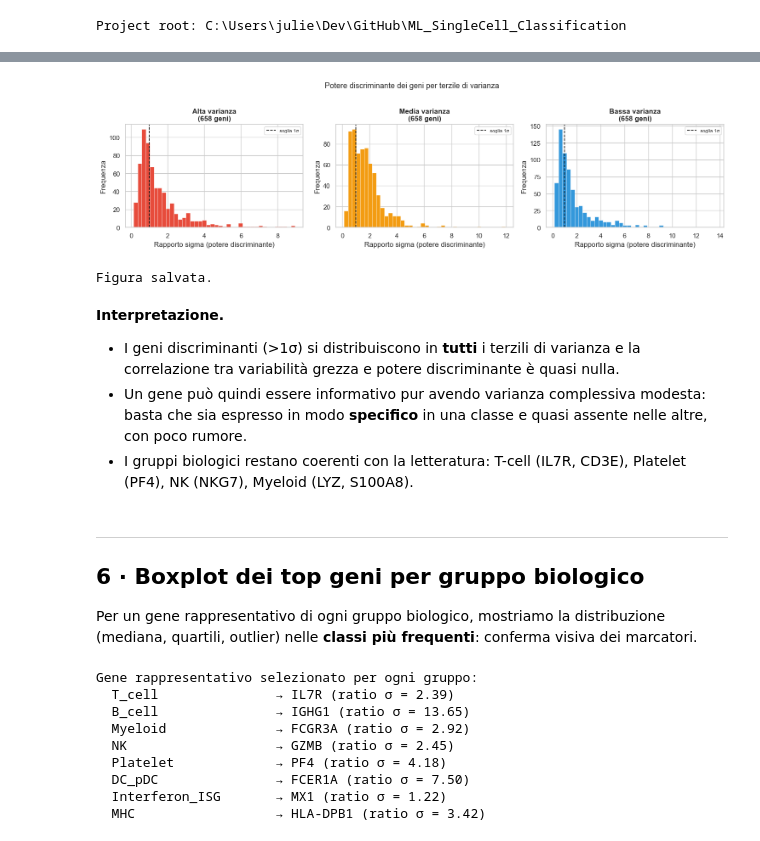
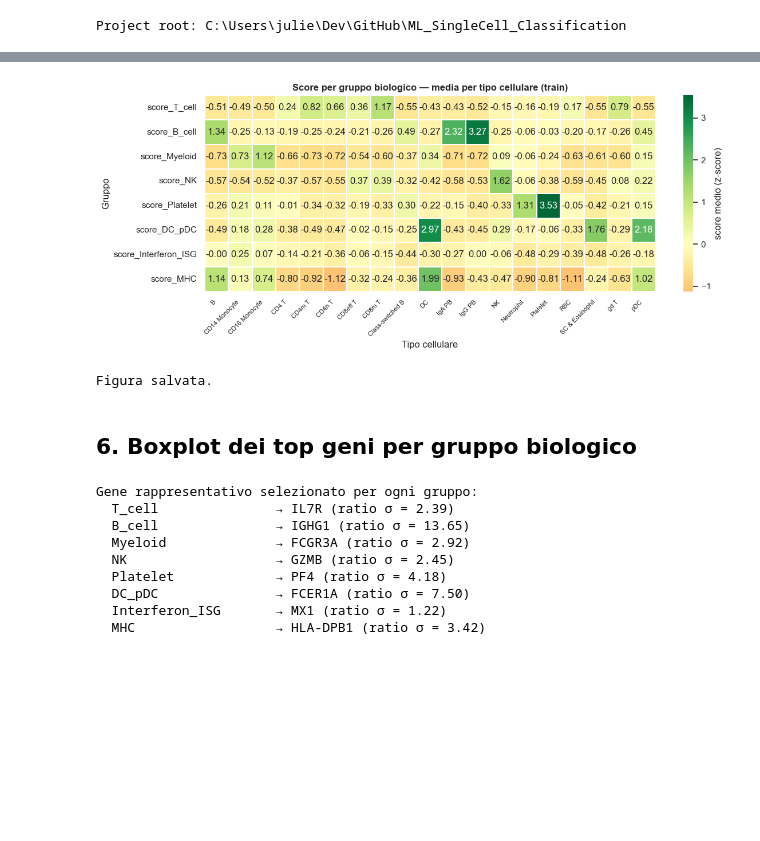
Before and after one commit to juliet4b/Single-Cell_RNA-seq_Classification, a Jupyter notebook: notebooks/EDA.ipynb, the cells around one changed output, grey strips where cells are left out. Saved outputs shown, nothing was run; the diff lists cells and outputs as text; code cells hidden in the pictures; blank space fills up the shorter version.

```diff
--- a/notebooks/EDA.ipynb
+++ b/notebooks/EDA.ipynb
@@ -419,38 +427,30 @@ Correlazione (varianza grezza vs rapporto σ): -0.076
-# %%
-# Visualizzazione: distribuzione del rapporto sigma per terzile
-fig, axes = plt.subplots(1, 3, figsize=(15, 4), sharey=False)
-colori = ["#e74c3c", "#f39c12", "#3498db"]
-label_terzili = ["Alta varianza", "Media varianza", "Bassa varianza"]
-
-for ax, subset, colore, label in zip(axes, [top_var, mid_var, low_var], colori, label_terzili):
-    vals = ratio[subset].values
-    ax.hist(vals, bins=40, color=colore, edgecolor="white", linewidth=0.4)
-    ax.axvline(1.0, ls="--", color="black", lw=1.2, label="soglia 1σ")
-    ax.set_title(f"{label}\n({len(subset)} geni)", fontweight="bold")
-    ax.set_xlabel("Rapporto sigma (potere discriminante)")
-    ax.set_ylabel("Frequenza")
-    ax.legend(fontsize=8)
-
-plt.suptitle("Potere discriminante dei geni per terzile di varianza", fontsize=13, y=1.02)
-plt.tight_layout()
-fig.savefig(FIGURES_DIR / "eda_gene_terzili_varianza.png", dpi=150, bbox_inches="tight")
-plt.show()
-print("Figura salvata.")
-# %% [output]
-[figure, removed]
-Figura salvata.
-# %% [markdown]
-**Interpretazione.**
-- I geni discriminanti (>1σ) si distribuiscono in **tutti** i terzili di varianza e la
-  correlazione tra variabilità grezza e potere discriminante è quasi nulla.
-- Un gene può quindi essere informativo pur avendo varianza complessiva modesta: basta che sia
-  espresso in modo **specifico** in una classe e quasi assente nelle altre, con poco rumore.
-- I gruppi biologici restano coerenti con la letteratura: T-cell (IL7R, CD3E),
-  Platelet (PF4), NK (NKG7), Myeloid (LYZ, S100A8).
+# %%
+# Distribuzione degli score per tipo cellulare (heatmap)
+
+score_means = scores_train.copy()
+score_means["cell_type"] = y_train.values
+heatmap_df = score_means.groupby("cell_type").mean()
+
+fig, ax = plt.subplots(figsize=(12, 5))
+sns.heatmap(
+    heatmap_df.T,
+    annot=True, fmt=".2f", cmap="RdYlGn", center=0,
+    linewidths=0.3, ax=ax,
+    cbar_kws={"label": "score medio (z-score)"},
+)
+ax.set_title("Score per gruppo biologico — media per tipo cellulare (train)",
+             fontweight="bold")
+ax.set_xlabel("Tipo cellulare")
+ax.set_ylabel("Gruppo")
+plt.xticks(rotation=45, ha="right", fontsize=8)
+plt.tight_layout()
+fig.savefig(FIGURES_DIR / "eda_group_scores_by_celltype.png",
+            dpi=150, bbox_inches="tight")
+plt.show()
+print("Figura salvata.")
+# %% [output]
+[figure, added]
+Figura salvata.
 # %% [markdown]
----
-## 6 · Boxplot dei top geni per gruppo biologico
-
-Per un gene rappresentativo di ogni gruppo biologico, mostriamo la distribuzione
-(mediana, quartili, outlier) nelle **classi più frequenti**: conferma visiva dei marcatori.
+## 6. Boxplot dei top geni per gruppo biologico
 # %%
```
Also changed, not shown: parts of 35 cells of this notebook, 4 other files.
